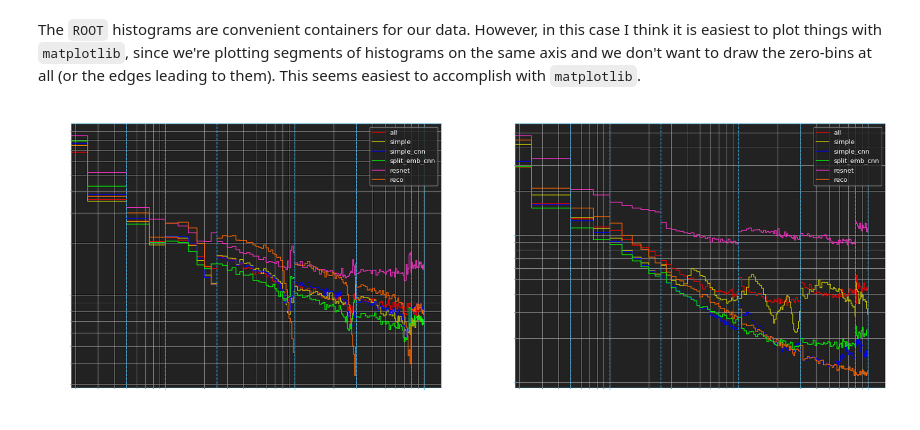
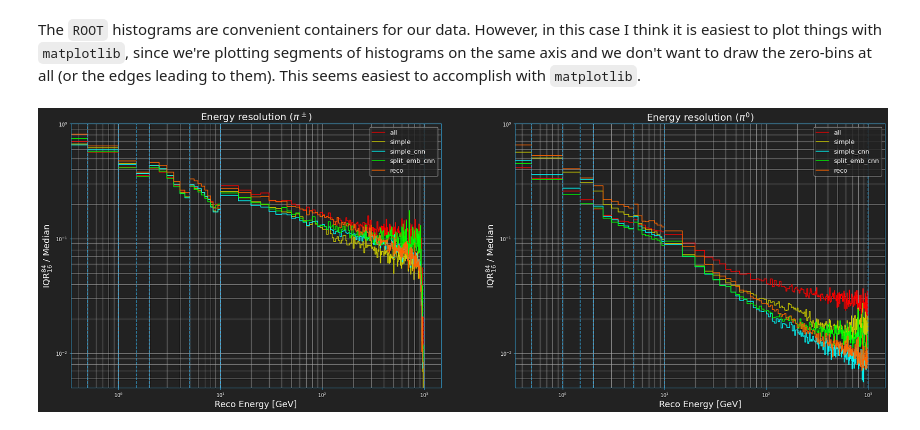
Before and after one commit to atlas-calo-ml/caloml-atlas, a Jupyter notebook: regression_binned/IQRComparison.ipynb, the cells around one changed output. Cells and saved outputs as stored; diff of their text form; code cells hidden in the pictures.

Commit message:
updating binned regression results

```diff
--- a/regression_binned/IQRComparison.ipynb
+++ b/regression_binned/IQRComparison.ipynb
@@ -9,6 +13,4 @@ subdirs = ['e{}'.format(i) for i in range(7)]
 n_splits = len(subdirs)
-# %%
-energy_bin_edges = [0.,5.,10.,25.,100.,300.,800.,1000.] # last bin should practically be infinity
 # %% [markdown]
 #### 1) Initial setup
 # %%
@@ -67,8 +65,8 @@ def TColor2RGB(color_index):
     return (color.GetRed(), color.GetGreen(), color.GetBlue())
 # %%
 # list of networks to evaluate
-models     = ['all','simple','simple_cnn','split_emb_cnn','resnet']
-colors     = [rt.kRed, rt.kYellow+1, rt.kBlue, rt.kGreen, rt.kPink+9, plotstyle.curve]
+models     = ['all','simple','simple_cnn','split_emb_cnn']
+colors     = [rt.kRed, rt.kYellow+1, rt.kCyan, rt.kGreen, plotstyle.curve] # add rt.kPink+9 for resnet
 colors_plt = [TColor2RGB(c) for c in colors]
 # %%
 # unlike in our standard approach, different instances of each model were trained on different energy bins, so we will load multiple sets of results per network, one for each energy bin.
@@ -99,7 +108,7 @@ for fdict in result_files.values():
 
 **TODO**: Try using some of our custom (matplotlib-based) functions. Maybe the plots will look nice?
 # %%
-bin_width = 2.5 # GeV
+bin_width = .5 # GeV (2.5 for split_0)
 nbins = int(energy_bin_edges[-1] / bin_width)
 x_range = (energy_bin_edges[0], energy_bin_edges[-1])
 # %%
@@ -126,6 +135,28 @@ iqr_hists['reco'] = {
 }
 
 models_full = models + ['reco']
+# %%
+iqr_hists_agg = {
+    model:{
+        key: rpu.IqrPlot(e1 = data['output'] * data['reco'], # ratio numerator (prediction)
+                          e2 = data['truth'], # ratio denominator (truth)
+                          e3 = data['truth'], # bin by truth energy (can omit)
+                          nbins = nbins, x_range=x_range, normalize=True)
+        for key,data in results_agg[model].items()
+    }
+    for model in models
+}
+
+# explicitly add IQR histograms for reco
+iqr_hists_agg['reco'] = {
+    key: rpu.IqrPlot(e1 = data['reco'], # ratio numerator (prediction)
+                      e2 = data['truth'], # ratio denominator (truth)
+                      e3 = data['truth'], #bin by truth energy (can omit)
+                      nbins = nbins, x_range=x_range, normalize=True)
+    for key,data in results_agg[models[0]].items()
+}
+
+models_full = models + ['reco']
 # %%
 bin_edges = np.linspace(*x_range, nbins+1)
 bin_centers = np.array([np.mean([bin_edges[i],bin_edges[i+1]]) for i in range(nbins)])
@@ -164,42 +195,43 @@ for i,key in enumerate(['pp','p0']):
             # will cram things together. Not sure if we ultimately want to keep this, versus defining variable binning
             # for the IQR plots themselves
             avg_factor = 1
-            if(edges[0] > 90.): avg_factor = 2
-            if(edges[0] > 250.): avg_factor = 5
+            if(edges[0] > 250.): avg_factor = 20
+            elif(edges[0] > 9.): avg_factor = 10
 
             # make sure length is divisible, pad if needed (will have minimal effect)
-            while(len(x_vals) % avg_factor != 0):
+            while(len(x_vals) % (2 * avg_factor) != 0):
                 x_vals = np.append(x_vals,x_vals[-1])
                 y_vals = np.append(y_vals,y_vals[-1])
 
             x_vals = np.append(x_vals[::2 * avg_factor],x_vals[-1])
             x_vals = np.repeat(x_vals,2)[1:-1]
 
             y_vals = np.mean(y_vals.reshape(-1,2 * avg_factor), axis=1)
             y_vals = np.repeat(y_vals,2)
             # ---------------------------------
 
             label = None
             if(k == 0): label = model
             ax.plot(x_vals,y_vals, color=colors_plt[j],label=label)
 
     ax.set_xscale('log')
     ax.set_yscale('log')
 
     # draw the dividing lines showing the different bins -- make sure to fix the y limits
-    y_lim = ax.get_ylim()
-    #y_lim = (1.0e-2,y_lim[1])
+    #y_lim = ax.get_ylim()
+    y_lim = (5.0e-3,1.0)
     for edge in energy_bin_edges: ax.plot((edge,edge),y_lim,color=TColor2RGB(plotstyle.main),linestyle='--')
     ax.set_ylim(y_lim)
 
     legend = ax.legend(facecolor=plotstyle.canv_plt,loc='upper right')
     for leg_text in legend.get_texts(): leg_text.set_color(plotstyle.text_plt)
 
     ax.set_title('Energy resolution ({})'.format(pi_latex[key]), fontsize=20)
     ax.set_xlabel('Reco Energy [GeV]')
     ax.set_ylabel('IQR$^{84}_{16}$ / Median')
     ax.grid(True,which='both',color=plotstyle.grid_plt)
 
-plt.savefig(plotpath + 'resolution.png')
+fig.patch.set_facecolor(plotstyle.canv_plt)
+plt.savefig(plotpath + 'resolution.png',dpi=300)
 # %% [output]
-[figure, old version]
+[figure, new version]
```
Also changed, not shown: parts of 6 cells of this notebook, 1 other file.
